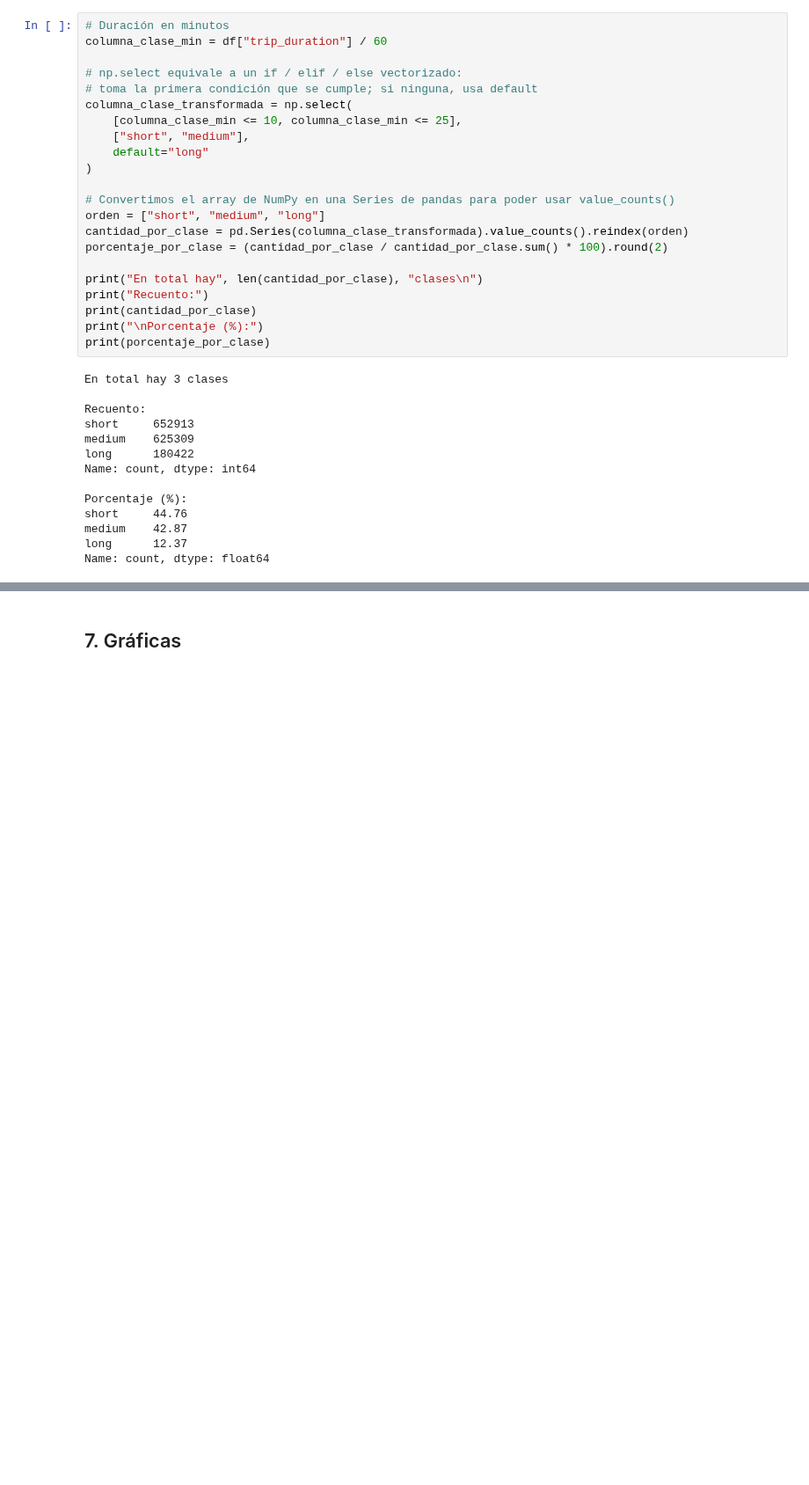
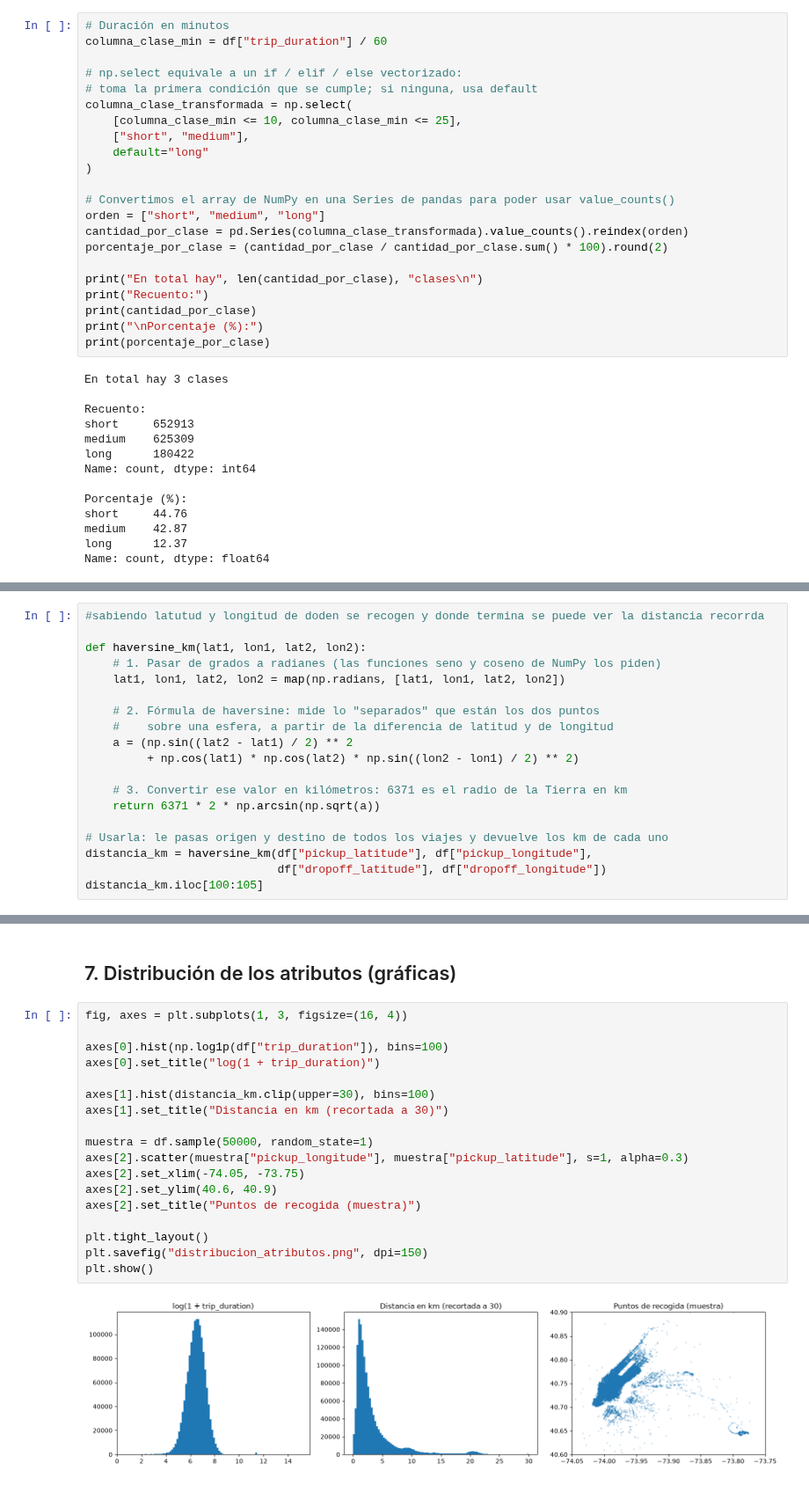
Before and after one commit to Diesanz/ml-classifiers-workspace, a Jupyter notebook: Scripts/exploracion-datos.ipynb, the cells around one changed output, grey strips where cells are left out. Shown at 88% size. Saved outputs shown, nothing was run; the diff lists cells and outputs as text; blank space fills up the shorter version.

```diff
--- a/Scripts/exploracion-datos.ipynb
+++ b/Scripts/exploracion-datos.ipynb
@@ -130,0 +450,19 @@ Aquí se detectan los problemas que habrá que tratar en la limpieza.
+# %%
+#sabiendo latutud y longitud de doden se recogen y donde termina se puede ver la distancia recorrda
+
+def haversine_km(lat1, lon1, lat2, lon2):
+    # 1. Pasar de grados a radianes (las funciones seno y coseno de NumPy los piden)
+    lat1, lon1, lat2, lon2 = map(np.radians, [lat1, lon1, lat2, lon2])
+
+    # 2. Fórmula de haversine: mide lo "separados" que están los dos puntos
+    #    sobre una esfera, a partir de la diferencia de latitud y de longitud
+    a = (np.sin((lat2 - lat1) / 2) ** 2
+         + np.cos(lat1) * np.cos(lat2) * np.sin((lon2 - lon1) / 2) ** 2)
+
+    # 3. Convertir ese valor en kilómetros: 6371 es el radio de la Tierra en km
+    return 6371 * 2 * np.arcsin(np.sqrt(a))
+
+# Usarla: le pasas origen y destino de todos los viajes y devuelve los km de cada uno
+distancia_km = haversine_km(df["pickup_latitude"], df["pickup_longitude"],
+                            df["dropoff_latitude"], df["dropoff_longitude"])
+distancia_km.iloc[100:105]
@@ -131,2 +502,22 @@ Aquí se detectan los problemas que habrá que tratar en la limpieza.
 # %% [markdown]
-## 7. Gráficas
+## 7. Distribución de los atributos (gráficas)
+# %%
+fig, axes = plt.subplots(1, 3, figsize=(16, 4))
+
+axes[0].hist(np.log1p(df["trip_duration"]), bins=100)
+axes[0].set_title("log(1 + trip_duration)")
+
+axes[1].hist(distancia_km.clip(upper=30), bins=100)
+axes[1].set_title("Distancia en km (recortada a 30)")
+
+muestra = df.sample(50000, random_state=1)
+axes[2].scatter(muestra["pickup_longitude"], muestra["pickup_latitude"], s=1, alpha=0.3)
+axes[2].set_xlim(-74.05, -73.75)
+axes[2].set_ylim(40.6, 40.9)
+axes[2].set_title("Puntos de recogida (muestra)")
+
+plt.tight_layout()
+plt.savefig("distribucion_atributos.png", dpi=150)
+plt.show()
+# %% [output]
+[figure, added]
```
Also changed, not shown: parts of 32 cells of this notebook, 3 other files.
